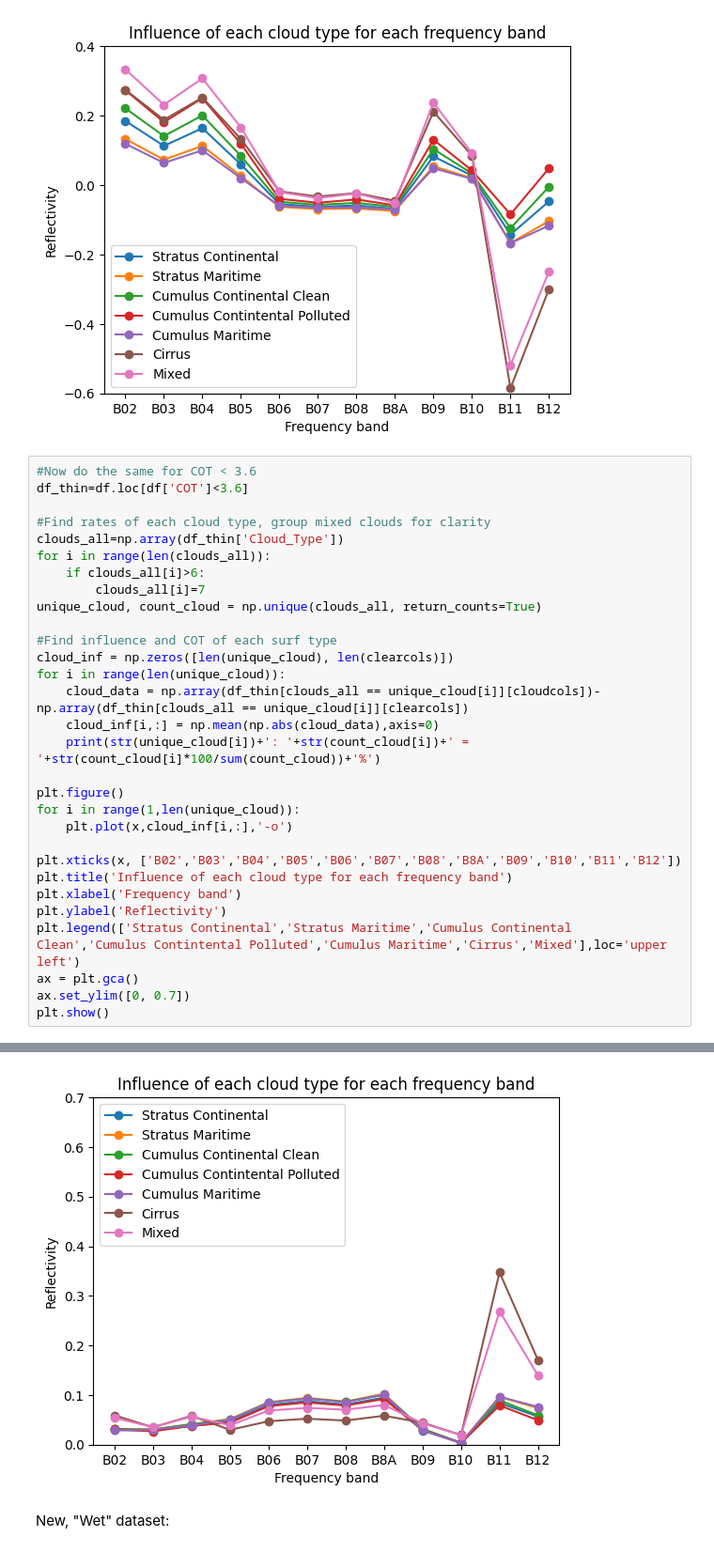
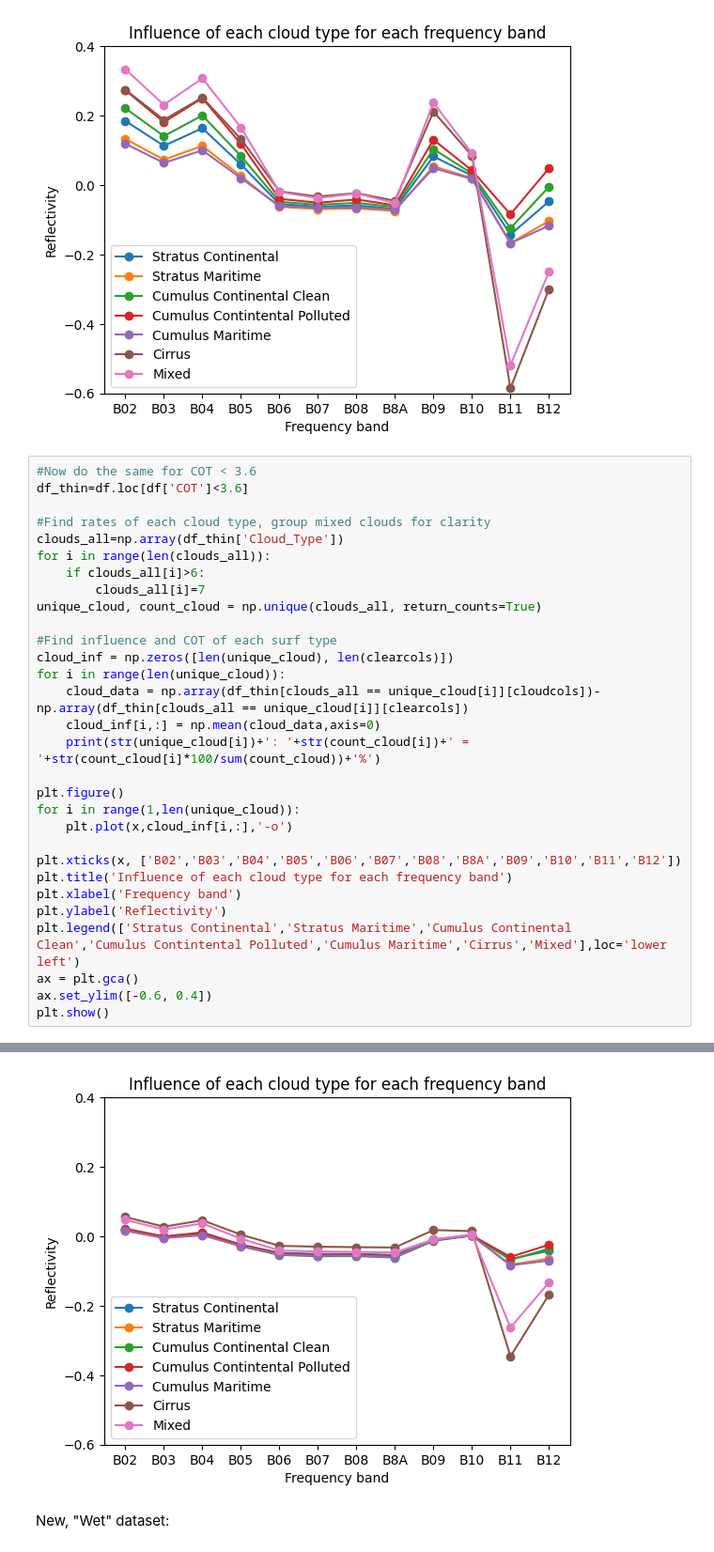
Before and after one commit to chiara-aisweden/cloud_rm, a Jupyter notebook: DataVis.ipynb, the cells around one changed output, grey strips where cells are left out. Shown at 94% size. Drawn from its saved outputs; the diff is of its cells as text.

```diff
--- a/DataVis.ipynb
+++ b/DataVis.ipynb
@@ -155,37 +163,37 @@ clouds_all=np.array(df_thin['Cloud_Type'])
 for i in range(len(clouds_all)):
     if clouds_all[i]>6:
         clouds_all[i]=7
 unique_cloud, count_cloud = np.unique(clouds_all, return_counts=True)
 
 #Find influence and COT of each surf type
 cloud_inf = np.zeros([len(unique_cloud), len(clearcols)])
 for i in range(len(unique_cloud)):
     cloud_data = np.array(df_thin[clouds_all == unique_cloud[i]][cloudcols])-np.array(df_thin[clouds_all == unique_cloud[i]][clearcols])
-    cloud_inf[i,:] = np.mean(np.abs(cloud_data),axis=0)
+    cloud_inf[i,:] = np.mean(cloud_data,axis=0)
     print(str(unique_cloud[i])+': '+str(count_cloud[i])+' = '+str(count_cloud[i]*100/sum(count_cloud))+'%')
 
 plt.figure()
 for i in range(1,len(unique_cloud)):
     plt.plot(x,cloud_inf[i,:],'-o')
 
 plt.xticks(x, ['B02','B03','B04','B05','B06','B07','B08','B8A','B09','B10','B11','B12'])
 plt.title('Influence of each cloud type for each frequency band')
 plt.xlabel('Frequency band')
 plt.ylabel('Reflectivity')
-plt.legend(['Stratus Continental','Stratus Maritime','Cumulus Continental Clean','Cumulus Contintental Polluted','Cumulus Maritime','Cirrus','Mixed'],loc='upper left')
+plt.legend(['Stratus Continental','Stratus Maritime','Cumulus Continental Clean','Cumulus Contintental Polluted','Cumulus Maritime','Cirrus','Mixed'],loc='lower left')
 ax = plt.gca()
-ax.set_ylim([0, 0.7])
+ax.set_ylim([-0.6, 0.4])
 plt.show()
 # %% [output]
 0: 50000 = 69.5632817173783%
 1: 1969 = 2.7394020340303573%
 2: 2803 = 3.8997175730762272%
 3: 1606 = 2.234372608762191%
 4: 1141 = 1.5874340887905727%
 5: 3149 = 4.381095482560485%
 6: 8597 = 11.960710658486025%
 7: 2612 = 3.6339858369158424%
-[figure, old version]
+[figure, new version]
 # %% [markdown]
 New, "Wet" dataset:
 # %%
```
Also changed, not shown: parts of 4 cells of this notebook, 13 other files.
